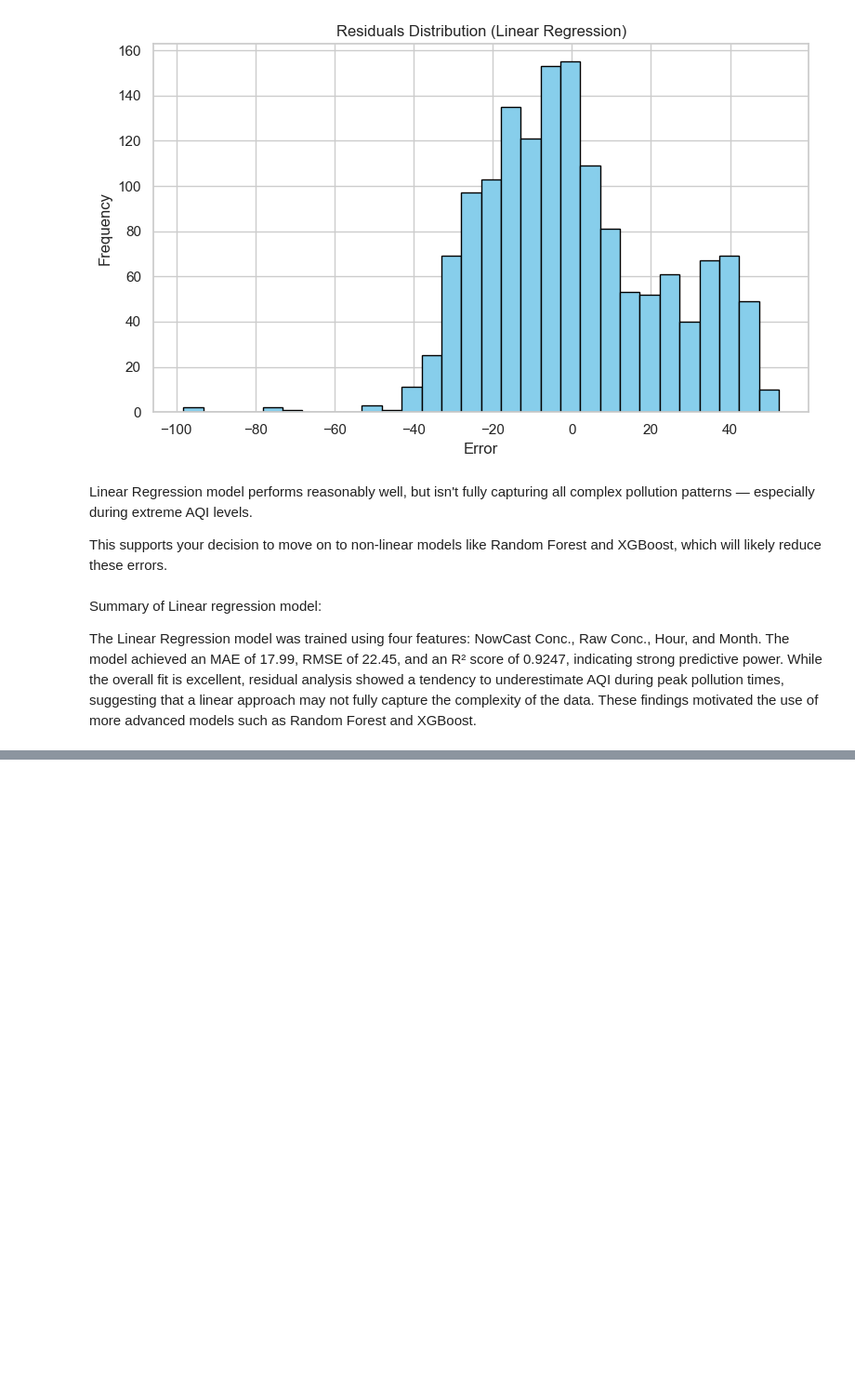
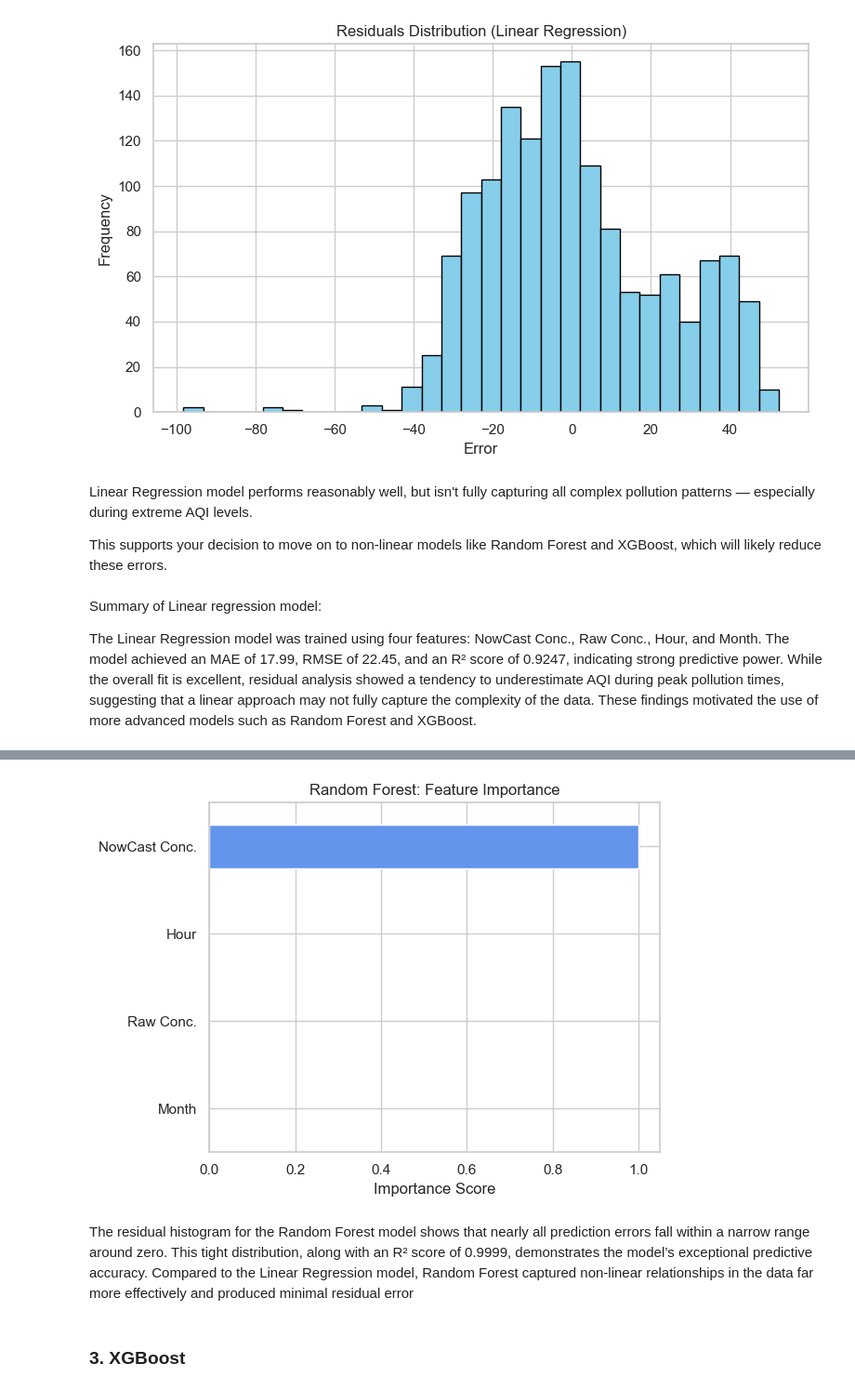
Before and after one commit to CCT-Dublin/capstone-project-Nomin1016, a Jupyter notebook: Nomin_CA3_StrategicThinking.ipynb, the cells around one changed output, grey strips where cells are left out. Shown at 93% size. Cells and saved outputs as stored; diff of their text form; code cells hidden in the pictures; blank space fills up the shorter version.

```diff
--- a/Nomin_CA3_StrategicThinking.ipynb
+++ b/Nomin_CA3_StrategicThinking.ipynb
@@ -424,0 +488,16 @@ The Linear Regression model was trained using four features: NowCast Conc., Raw
+# %%
+import pandas as pd
+import seaborn as sns
+
+feature_importance = pd.Series(rf_model.feature_importances_, index=X.columns)
+feature_importance.sort_values(ascending=True).plot(kind='barh', color='cornflowerblue')
+plt.title('Random Forest: Feature Importance')
+plt.xlabel('Importance Score')
+plt.tight_layout()
+plt.show()
+# %% [output]
+[figure, added]
+# %% [markdown]
+The residual histogram for the Random Forest model shows that nearly all prediction errors fall within a narrow range around zero. This tight distribution, along with an R² score of 0.9999, demonstrates the model’s exceptional predictive accuracy. Compared to the Linear Regression model, Random Forest captured non-linear relationships in the data far more effectively and produced minimal residual error
+# %% [markdown]
+### 3. XGBoost
```
Also changed, not shown: parts of 23 cells of this notebook.
